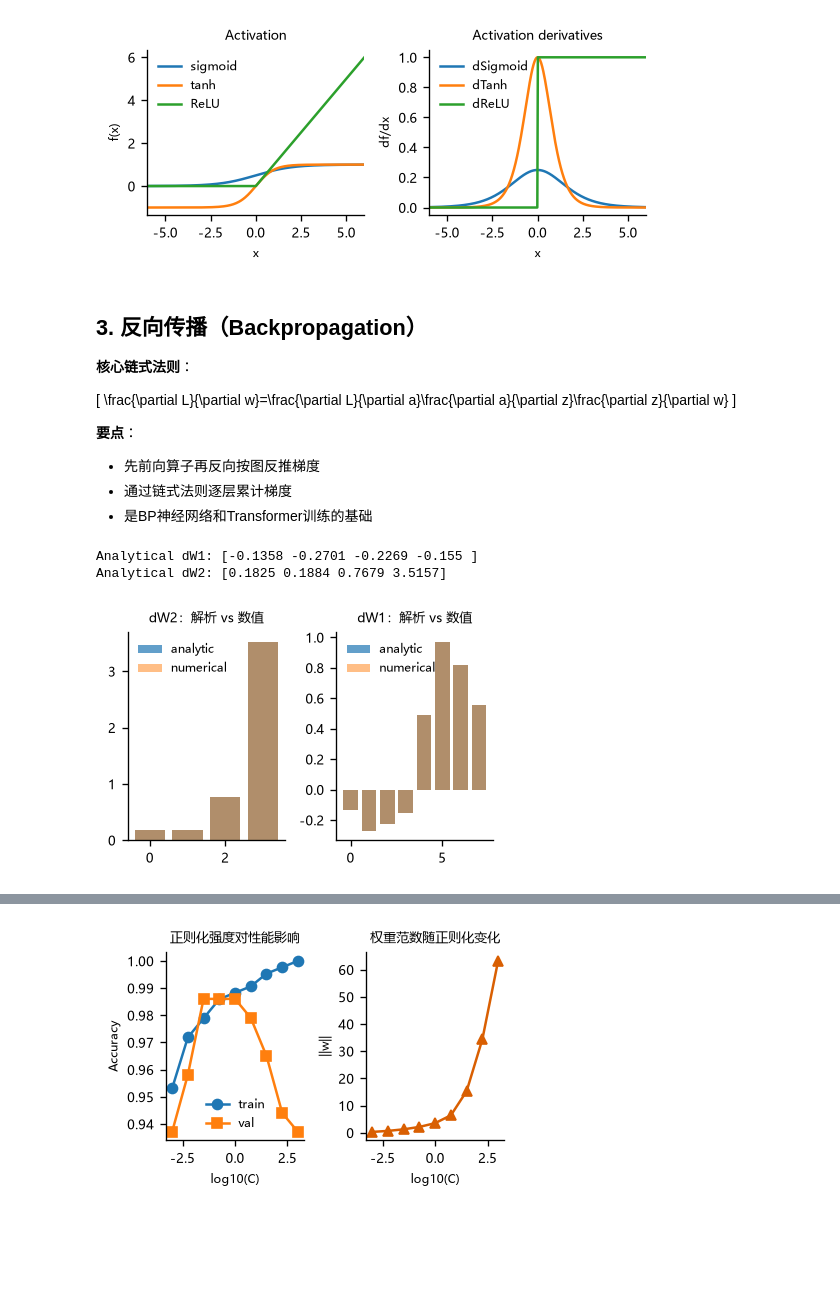
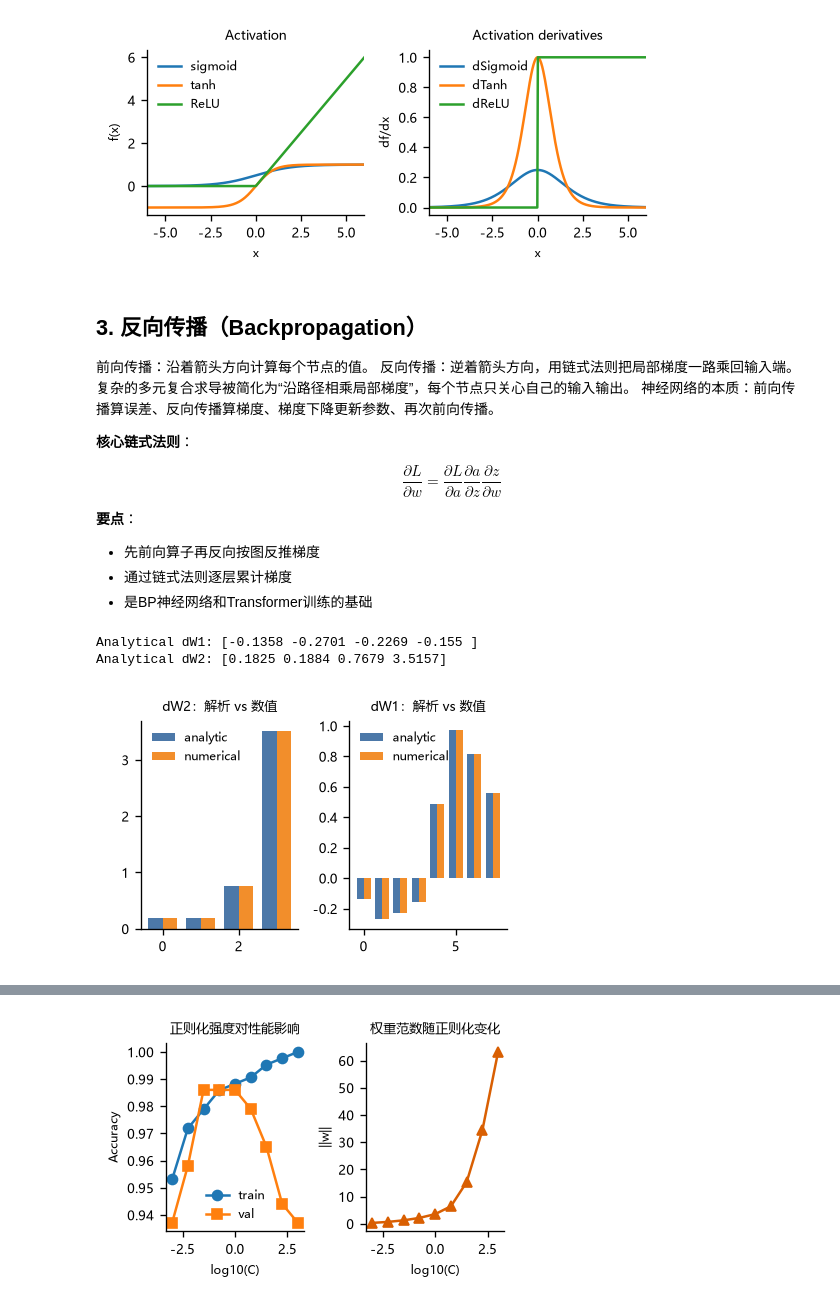
Before and after one commit to fanwenjing670/statistic_analysis, a Jupyter notebook: notebooks/ml_theory_demo.ipynb, the cells around one changed output, grey strips where cells are left out. Cells and saved outputs as stored; diff of their text form; code cells hidden in the pictures; blank space fills up the shorter version.

```diff
--- a/notebooks/ml_theory_demo.ipynb
+++ b/notebooks/ml_theory_demo.ipynb
@@ -273,11 +268,15 @@ plt.close(fig)
 # %% [markdown]
 ## 3. 反向传播（Backpropagation）
 
+前向传播：沿着箭头方向计算每个节点的值。
+反向传播：逆着箭头方向，用链式法则把局部梯度一路乘回输入端。复杂的多元复合求导被简化为“沿路径相乘局部梯度”，每个节点只关心自己的输入输出。
+神经网络的本质：前向传播算误差、反向传播算梯度、梯度下降更新参数、再次前向传播。
+
 **核心链式法则**：
 
-\[
+$$
 \frac{\partial L}{\partial w}=\frac{\partial L}{\partial a}\frac{\partial a}{\partial z}\frac{\partial z}{\partial w}
-\]
+$$
 
 **要点**：
 - 先前向算子再反向按图反推梯度
@@ -364,36 +363,43 @@ def num_grad_W2(eps=1e-4):
         g.flat[i] /= (2 * eps)
     return g
 
 
 def num_grad_W1(eps=1e-4):
     g = np.zeros_like(W1)
     for i in range(W1.size):
         E = np.zeros_like(W1)
         E.flat[i] = eps
         lp = forward_single(x0, W1 + E, W2, b1, b2)[0]
         lm = forward_single(x0, W1 - E, W2, b1, b2)[0]
         g.flat[i] = ((lp - y0) ** 2).mean() - ((lm - y0) ** 2).mean()
         g.flat[i] /= (2 * eps)
     return g
 
 numW1 = num_grad_W1()
 numW2 = num_grad_W2()
 
 fig, ax = plt.subplots(1, 2, figsize=(8, 3))
-ax[0].bar(np.arange(4), np.ravel(dW2), alpha=0.7, label="analytic")
-ax[0].bar(np.arange(4), numW2.ravel(), alpha=0.5, label="numerical")
+bar_width = 0.38
+analytic_color = "#4C78A8"
+numerical_color = "#F28E2B"
+
+x_w2 = np.arange(4)
+ax[0].bar(x_w2 - bar_width / 2, np.ravel(dW2), width=bar_width, color=analytic_color, label="analytic")
+ax[0].bar(x_w2 + bar_width / 2, numW2.ravel(), width=bar_width, color=numerical_color, label="numerical")
 ax[0].set_title("dW2：解析 vs 数值")
 ax[0].legend(frameon=False)
 
-ax[1].bar(np.arange(8), np.ravel(dW1), alpha=0.7, label="analytic")
-ax[1].bar(np.arange(8), numW1.ravel(), alpha=0.5, label="numerical")
+x_w1 = np.arange(8)
+ax[1].bar(x_w1 - bar_width / 2, np.ravel(dW1), width=bar_width, color=analytic_color, label="analytic")
+ax[1].bar(x_w1 + bar_width / 2, numW1.ravel(), width=bar_width, color=numerical_color, label="numerical")
 ax[1].set_title("dW1：解析 vs 数值")
 ax[1].legend(frameon=False)
 
 save_fig("03_backprop")
+display(fig)
 plt.close(fig)
 # %% [output]
 Analytical dW1: [-0.1358 -0.2701 -0.2269 -0.155 ]
 Analytical dW2: [0.1825 0.1884 0.7679 3.5157]
-[figure, old version]
+[figure, new version]
 # %% [markdown]
```
Also changed, not shown: parts of 44 cells of this notebook.
